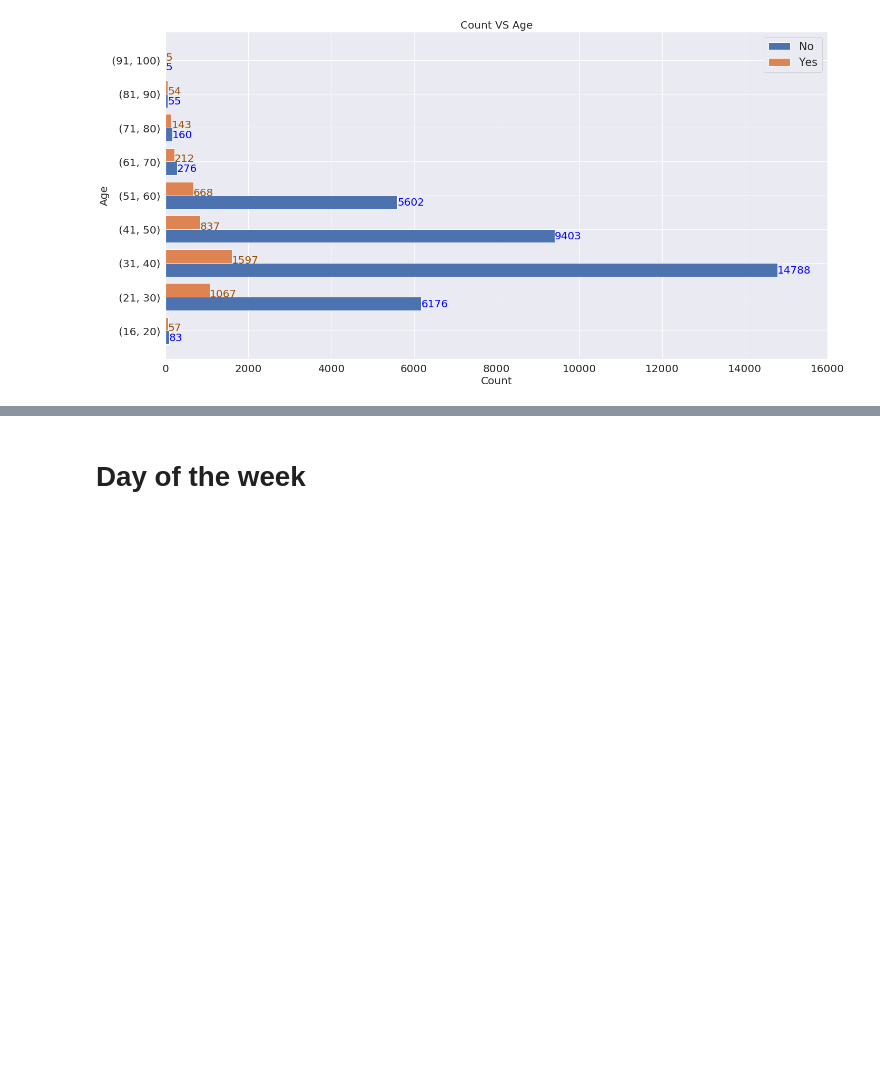
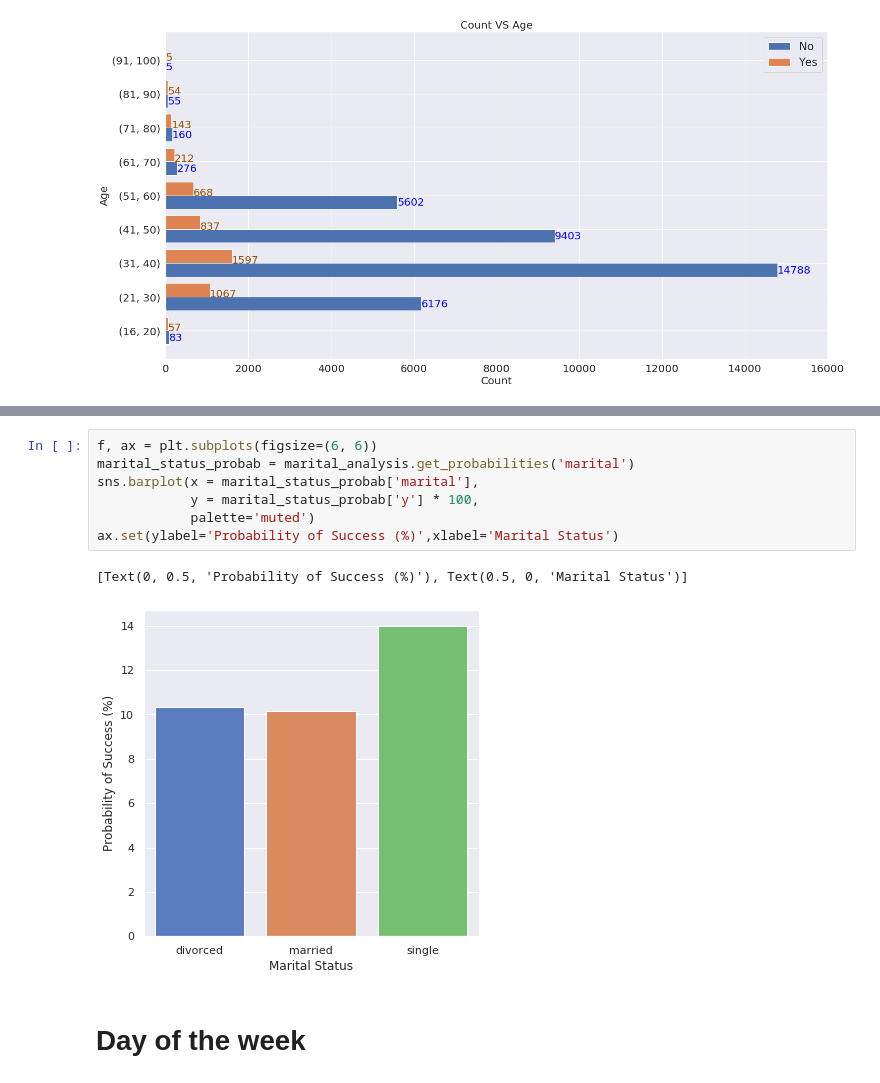
Before and after one commit to sepehrfrgh/ece143_direct_marketing, a Jupyter notebook: analysis-notebook.ipynb, the cells around one changed output, grey strips where cells are left out. Drawn from its saved outputs; the diff is of its cells as text; blank space fills up the shorter version.

```diff
--- a/time_analysis.ipynb
+++ b/analysis-notebook.ipynb
@@ -63,3 +96,13 @@ plt.show()
+# %%
+f, ax = plt.subplots(figsize=(6, 6))
+marital_status_probab = marital_analysis.get_probabilities('marital')
+sns.barplot(x = marital_status_probab['marital'],
+            y = marital_status_probab['y'] * 100,
+            palette='muted')
+ax.set(ylabel='Probability of Success (%)',xlabel='Marital Status')
+# %% [output]
+[Text(0, 0.5, 'Probability of Success (%)'), Text(0.5, 0, 'Marital Status')]
+[figure, added]
 # %% [markdown]
 # Day of the week
 # %%
```
Also changed, not shown: parts of 17 cells of this notebook, 3 other files.
